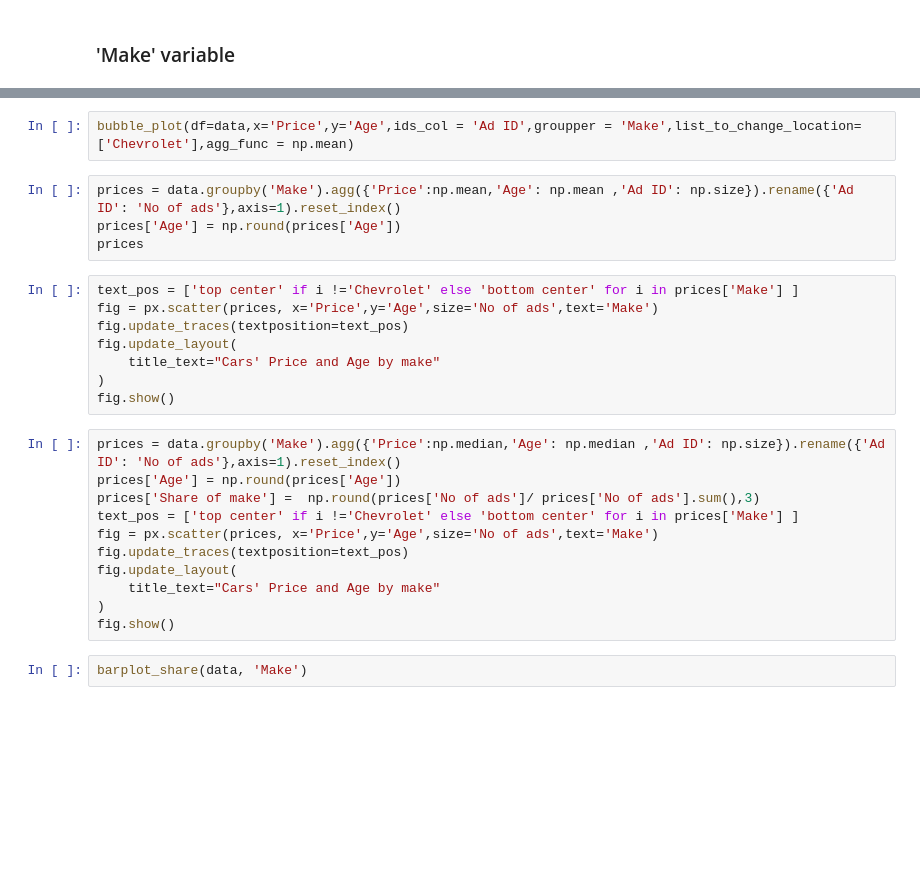
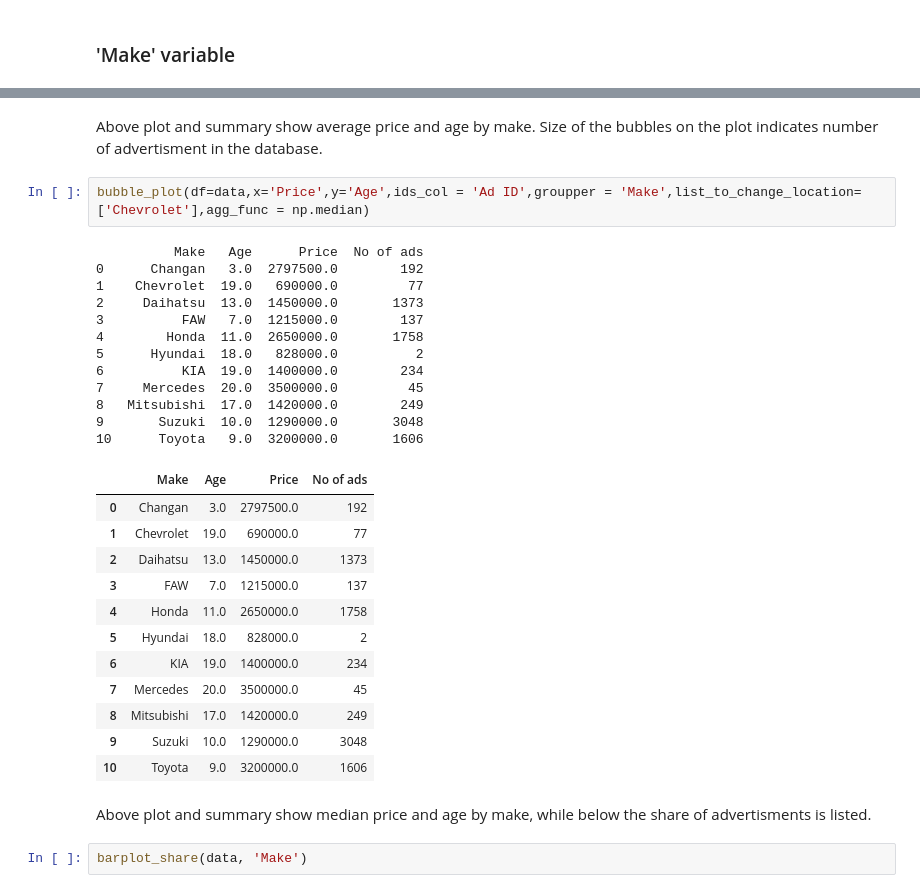
Before and after one commit to patrykrysinski/DS, a Jupyter notebook: Car prices/analysis.ipynb, the cells around one changed output, grey strips where cells are left out. Drawn from its saved outputs; the diff is of its cells as text; blank space fills up the shorter version.

```diff
--- a/Car prices/analysis.ipynb
+++ b/Car prices/analysis.ipynb
@@ -56,28 +114,34 @@ To merged that correctly - similarity analysis is conducted below.
+# %% [markdown]
+Above plot and summary show average price and age by make. Size of the bubbles on the plot indicates number of advertisment in the database.
 # %%
-bubble_plot(df=data,x='Price',y='Age',ids_col = 'Ad ID',groupper = 'Make',list_to_change_location=['Chevrolet'],agg_func = np.mean)
+bubble_plot(df=data,x='Price',y='Age',ids_col = 'Ad ID',groupper = 'Make',list_to_change_location=['Chevrolet'],agg_func = np.median)
+# %% [output]
+          Make   Age      Price  No of ads
+0      Changan   3.0  2797500.0        192
+1    Chevrolet  19.0   690000.0         77
+2     Daihatsu  13.0  1450000.0       1373
+3          FAW   7.0  1215000.0        137
+4        Honda  11.0  2650000.0       1758
+5      Hyundai  18.0   828000.0          2
+6          KIA  19.0  1400000.0        234
+7     Mercedes  20.0  3500000.0         45
+8   Mitsubishi  17.0  1420000.0        249
+9       Suzuki  10.0  1290000.0       3048
+10      Toyota   9.0  3200000.0       1606
+|  | Make | Age | Price | No of ads |
+| 0 | Changan | 3.0 | 2797500.0 | 192 |
+| 1 | Chevrolet | 19.0 | 690000.0 | 77 |
+| 2 | Daihatsu | 13.0 | 1450000.0 | 1373 |
+| 3 | FAW | 7.0 | 1215000.0 | 137 |
+| 4 | Honda | 11.0 | 2650000.0 | 1758 |
+| 5 | Hyundai | 18.0 | 828000.0 | 2 |
+| 6 | KIA | 19.0 | 1400000.0 | 234 |
+| 7 | Mercedes | 20.0 | 3500000.0 | 45 |
+| 8 | Mitsubishi | 17.0 | 1420000.0 | 249 |
+| 9 | Suzuki | 10.0 | 1290000.0 | 3048 |
+| 10 | Toyota | 9.0 | 3200000.0 | 1606 |
-# %%
-prices = data.groupby('Make').agg({'Price':np.mean,'Age': np.mean ,'Ad ID': np.size}).rename({'Ad ID': 'No of ads'},axis=1).reset_index()
-prices['Age'] = np.round(prices['Age'])
-prices
-# %%
-text_pos = ['top center' if i !='Chevrolet' else 'bottom center' for i in prices['Make'] ]
-fig = px.scatter(prices, x='Price',y='Age',size='No of ads',text='Make')
-fig.update_traces(textposition=text_pos)
-fig.update_layout(
-    title_text="Cars' Price and Age by make"
-)
-fig.show()
-# %%
-prices = data.groupby('Make').agg({'Price':np.median,'Age': np.median ,'Ad ID': np.size}).rename({'Ad ID': 'No of ads'},axis=1).reset_index()
-prices['Age'] = np.round(prices['Age'])
-prices['Share of make'] =  np.round(prices['No of ads']/ prices['No of ads'].sum(),3)
-text_pos = ['top center' if i !='Chevrolet' else 'bottom center' for i in prices['Make'] ]
-fig = px.scatter(prices, x='Price',y='Age',size='No of ads',text='Make')
-fig.update_traces(textposition=text_pos)
-fig.update_layout(
-    title_text="Cars' Price and Age by make"
-)
-fig.show()
+# %% [markdown]
+Above plot and summary show median price and age by make, while below the share of advertisments is listed.
 # %%
 barplot_share(data, 'Make')
 # %% [markdown]
```
Also changed, not shown: parts of 41 cells of this notebook, 3 other files.
